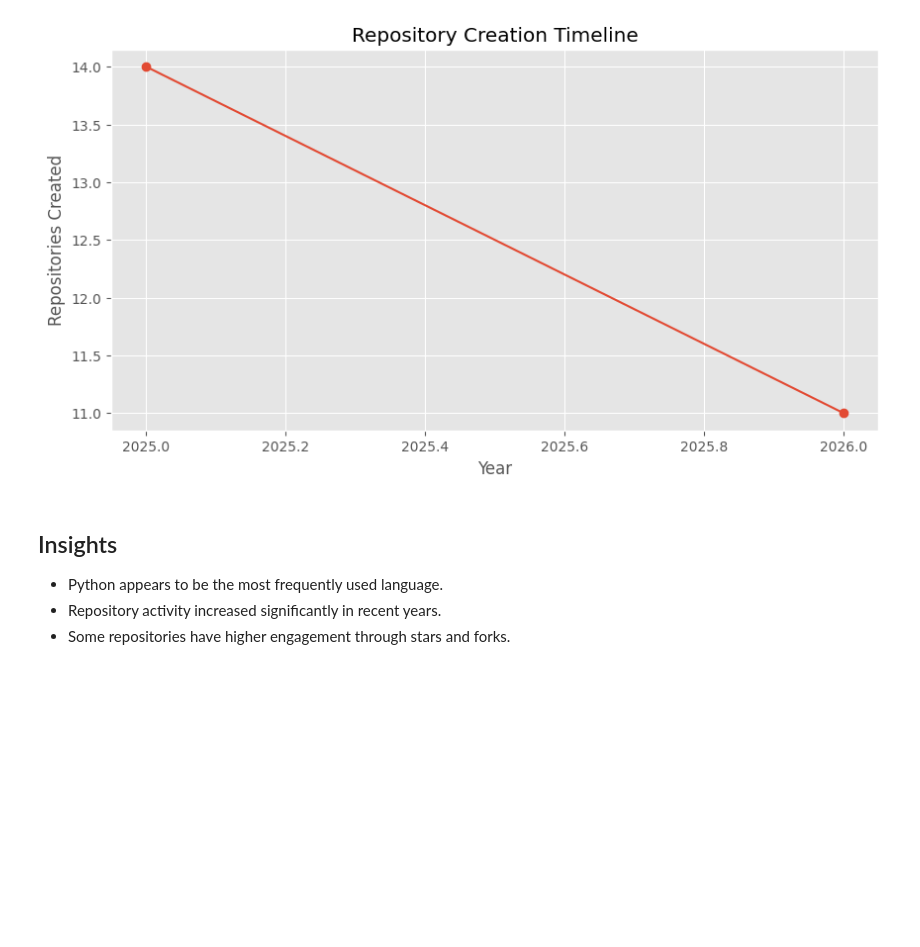
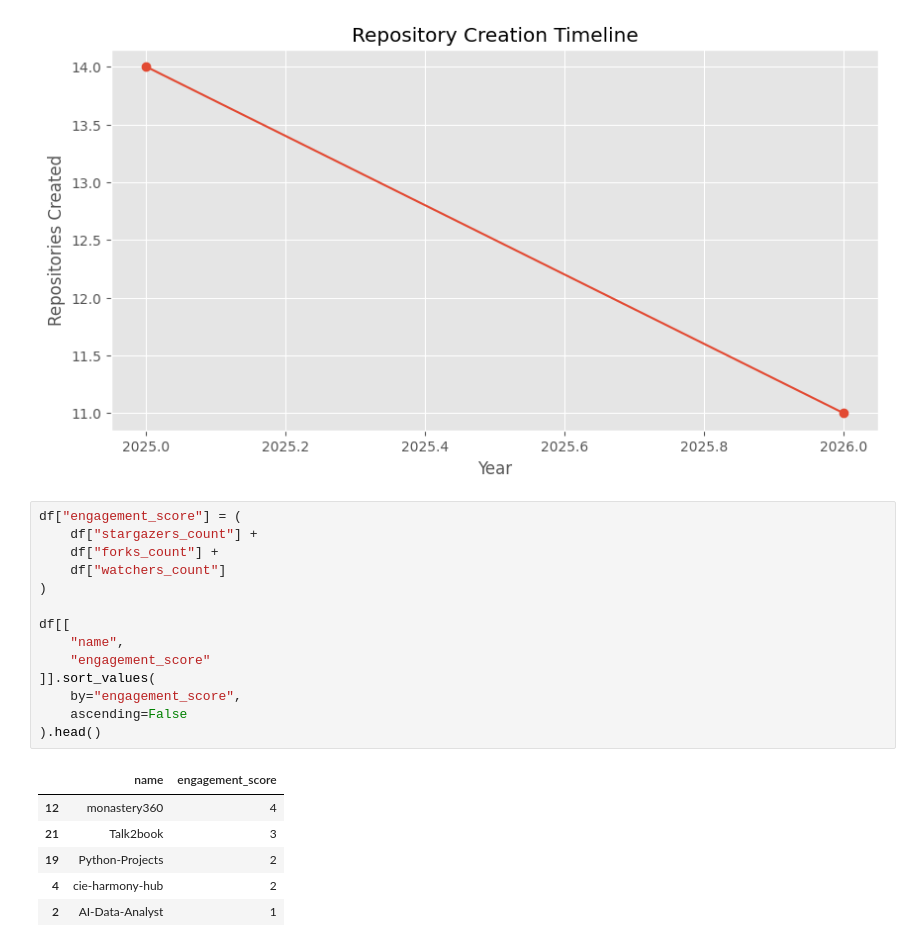
Before and after one commit to Abhiix0/github-insights-engine, a Jupyter notebook: notebooks/analysis.ipynb, the cells around one changed output. Cells and saved outputs as stored; diff of their text form; blank space fills up the shorter version.

```diff
--- a/notebooks/analysis.ipynb
+++ b/notebooks/analysis.ipynb
@@ -118,9 +118,24 @@ plt.ylabel("Repositories Created")
 plt.show()
 # %% [output]
 [figure]
-# %% [markdown]
-## Insights
-
-- Python appears to be the most frequently used language.
-- Repository activity increased significantly in recent years.
-- Some repositories have higher engagement through stars and forks.
+# %%
+df["engagement_score"] = (
+    df["stargazers_count"] +
+    df["forks_count"] +
+    df["watchers_count"]
+)
+
+df[[
+    "name",
+    "engagement_score"
+]].sort_values(
+    by="engagement_score",
+    ascending=False
+).head()
+# %% [output]
+|  | name | engagement_score |
+| 12 | monastery360 | 4 |
+| 21 | Talk2book | 3 |
+| 19 | Python-Projects | 2 |
+| 4 | cie-harmony-hub | 2 |
+| 2 | AI-Data-Analyst | 1 |
```
